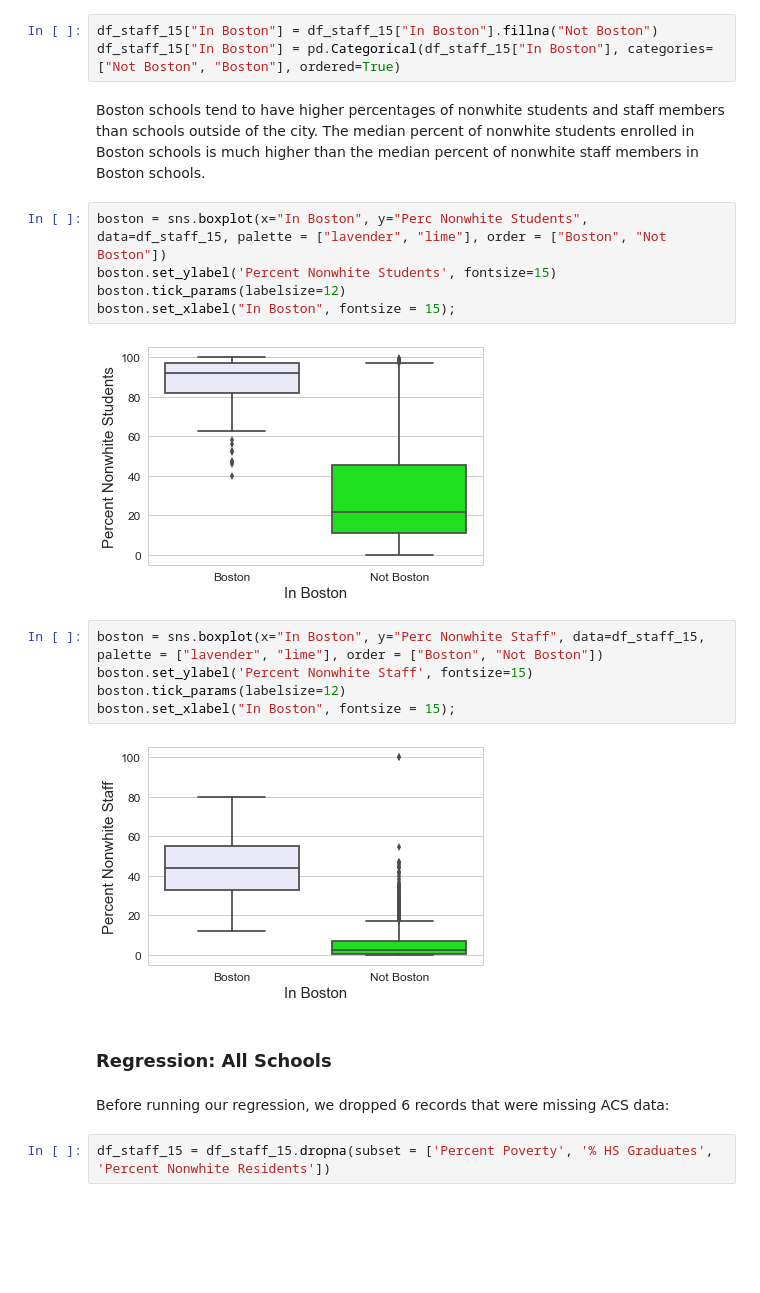
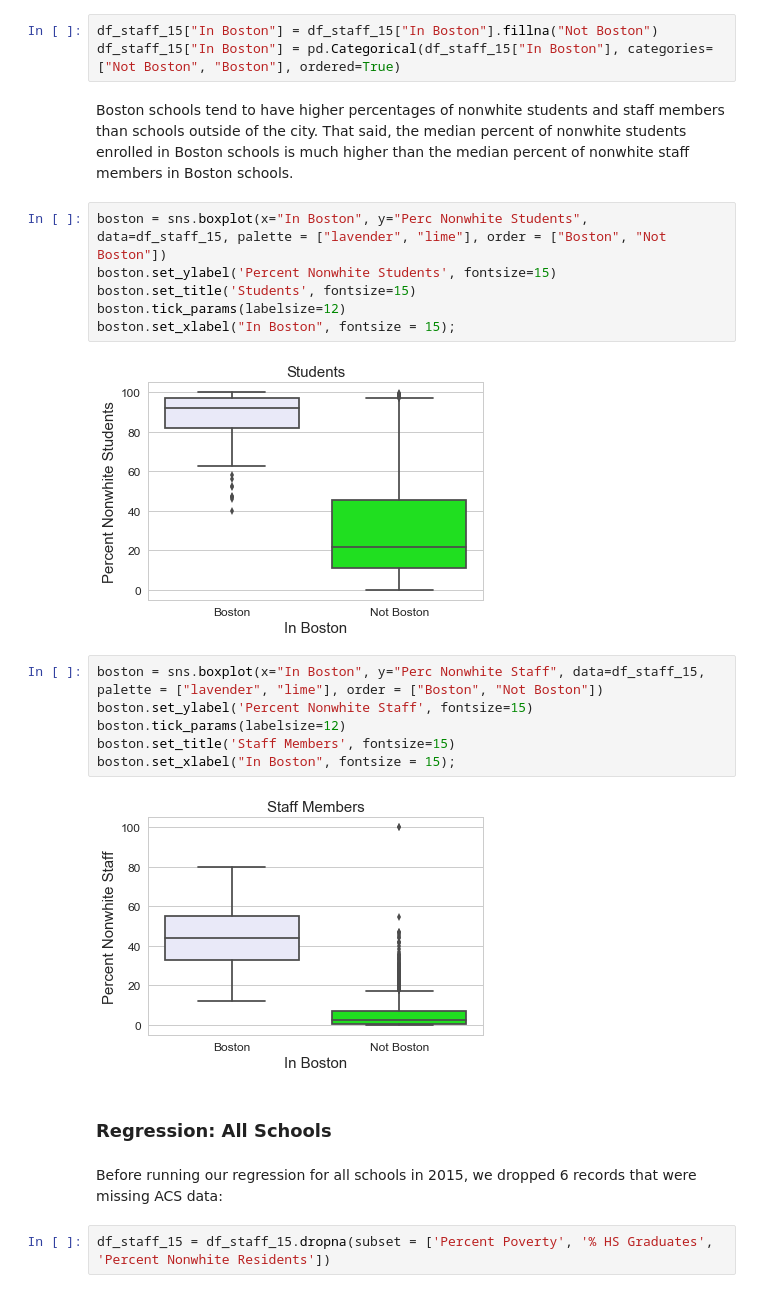
Before and after one commit to jill-k/school-staff-demographics, a Jupyter notebook: analysis/School Staff Analysis.ipynb, the cells around one changed output. Cells and saved outputs as stored; diff of their text form; blank space fills up the shorter version.

```diff
--- a/analysis/School Staff Analysis.ipynb
+++ b/analysis/School Staff Analysis.ipynb
@@ -276,25 +276,27 @@ df_staff_15 = pd.merge(df_staff_15, boston, how = "left", on = "Zip Code")
 df_staff_15["In Boston"] = df_staff_15["In Boston"].fillna("Not Boston")
 df_staff_15["In Boston"] = pd.Categorical(df_staff_15["In Boston"], categories=["Not Boston", "Boston"], ordered=True)
 # %% [markdown]
-Boston schools tend to have higher percentages of nonwhite students and staff members than schools outside of the city. The median percent of nonwhite students enrolled in Boston schools is much higher than the median percent of nonwhite staff members in Boston schools.
+Boston schools tend to have higher percentages of nonwhite students and staff members than schools outside of the city. That said, the median percent of nonwhite students enrolled in Boston schools is much higher than the median percent of nonwhite staff members in Boston schools.
 # %%
 boston = sns.boxplot(x="In Boston", y="Perc Nonwhite Students", data=df_staff_15, palette = ["lavender", "lime"], order = ["Boston", "Not Boston"])
 boston.set_ylabel('Percent Nonwhite Students', fontsize=15)
+boston.set_title('Students', fontsize=15)
 boston.tick_params(labelsize=12)
 boston.set_xlabel("In Boston", fontsize = 15);
 # %% [output]
-[figure, old version]
+[figure, new version]
 # %%
 boston = sns.boxplot(x="In Boston", y="Perc Nonwhite Staff", data=df_staff_15, palette = ["lavender", "lime"], order = ["Boston", "Not Boston"])
 boston.set_ylabel('Percent Nonwhite Staff', fontsize=15)
 boston.tick_params(labelsize=12)
+boston.set_title('Staff Members', fontsize=15)
 boston.set_xlabel("In Boston", fontsize = 15);
 # %% [output]
-[figure, old version]
+[figure, new version]
 # %% [markdown]
 ### Regression: All Schools
 # %% [markdown]
-Before running our regression, we dropped 6 records that were missing ACS data:
+Before running our regression for all schools in 2015, we dropped 6 records that were missing ACS data:
 # %%
 df_staff_15 = df_staff_15.dropna(subset = ['Percent Poverty', '% HS Graduates', 'Percent Nonwhite Residents'])
 # %% [markdown]
```
Also changed, not shown: parts of 42 cells of this notebook.
